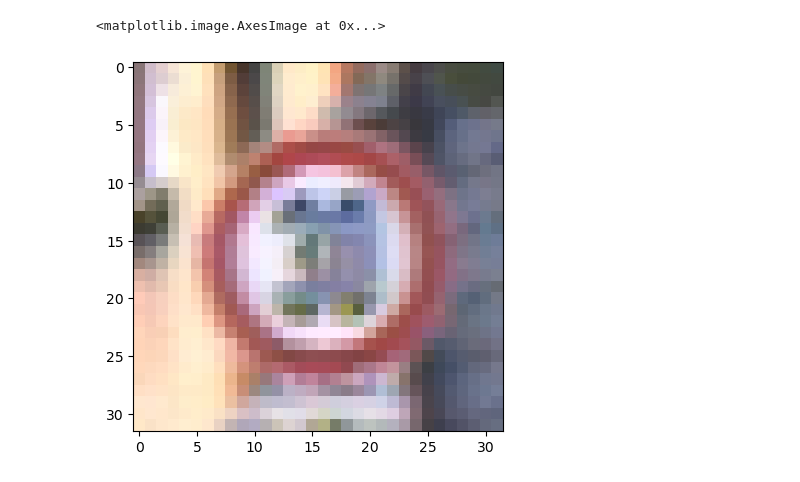
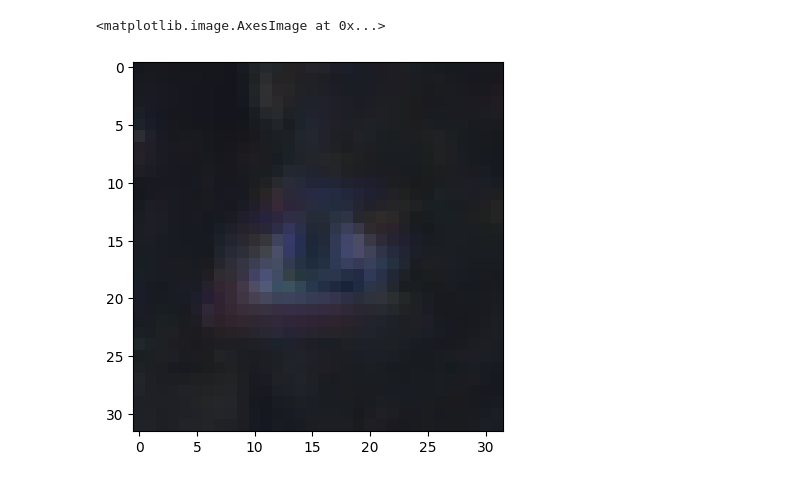
Before and after one commit to tuanthanh-02/AI-Learning-Project, a Jupyter notebook: Neural Networks/Convolution Neural Networks/trafic sign prediction/trafic_sign_predict.ipynb, the cells around one changed output. Cells and saved outputs as stored; diff of their text form; code cells hidden in the pictures.

```diff
--- a/Neural Networks/Convolution Neural Networks/trafic sign prediction/trafic_sign_predict.ipynb
+++ b/Neural Networks/Convolution Neural Networks/trafic sign prediction/trafic_sign_predict.ipynb
@@ -27,7 +36,7 @@ from tensorflow.keras.optimizers import SGD
 import os
 import pickle
 
-base_dir = r"D:\Learning AI\AI-Learning-Project\Neural Networks\Convolution Neural Networks\trafic sign prediction\data"
+base_dir = r"/home/ubuntu-thanhdt/Documents/Deep_Learning/AI-Learning-Project/Neural Networks/Convolution Neural Networks/trafic sign prediction/data"
 
 def load_pickle(filename):
     with open(os.path.join(base_dir, filename), 'rb') as f:
@@ -222,5 +228,5 @@ final
 # %%
-plt.imshow(test["features"][100])
+plt.imshow(test["features"][50])
 # %% [output]
 <matplotlib.image.AxesImage at 0x...>
-[figure, old version]
+[figure, new version]
```
Also changed, not shown: parts of 8 cells of this notebook, 4 other files.
